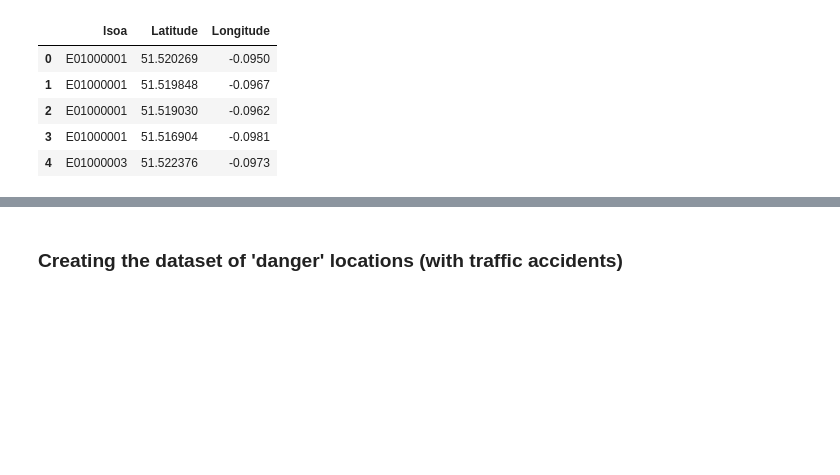
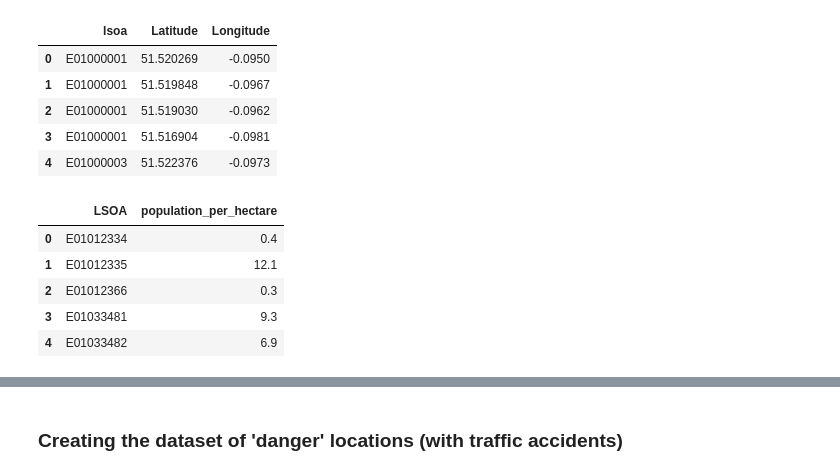
Before and after one commit to rsouza/NeuralNetworks_Course, a Jupyter notebook: Notebooks/TensorFlow/CNN/TF_CNN-III.ipynb, the cells around one changed output, grey strips where cells are left out. Cells and saved outputs as stored; diff of their text form; code cells hidden in the pictures; blank space fills up the shorter version.

```diff
--- a/Notebooks/TensorFlow/CNN/TF_CNN-III.ipynb
+++ b/Notebooks/TensorFlow/CNN/TF_CNN-III.ipynb
@@ -58,6 +58,13 @@ lsoa_latlong.head()
 | 3 | E01000001 | 51.516904 | -0.0981 |
 | 4 | E01000003 | 51.522376 | -0.0973 |
 # %%
-population = pd.read_csv('data/population/Population_density.csv')
+population = pd.read_csv('../../../data/Population_density.csv')
 population.head()
+# %% [output]
+|  | LSOA | population_per_hectare |
+| 0 | E01012334 | 0.4 |
+| 1 | E01012335 | 12.1 |
+| 2 | E01012366 | 0.3 |
+| 3 | E01033481 | 9.3 |
+| 4 | E01033482 | 6.9 |
 # %%
```
Also changed, not shown: parts of 12 cells of this notebook, 11 other files.
